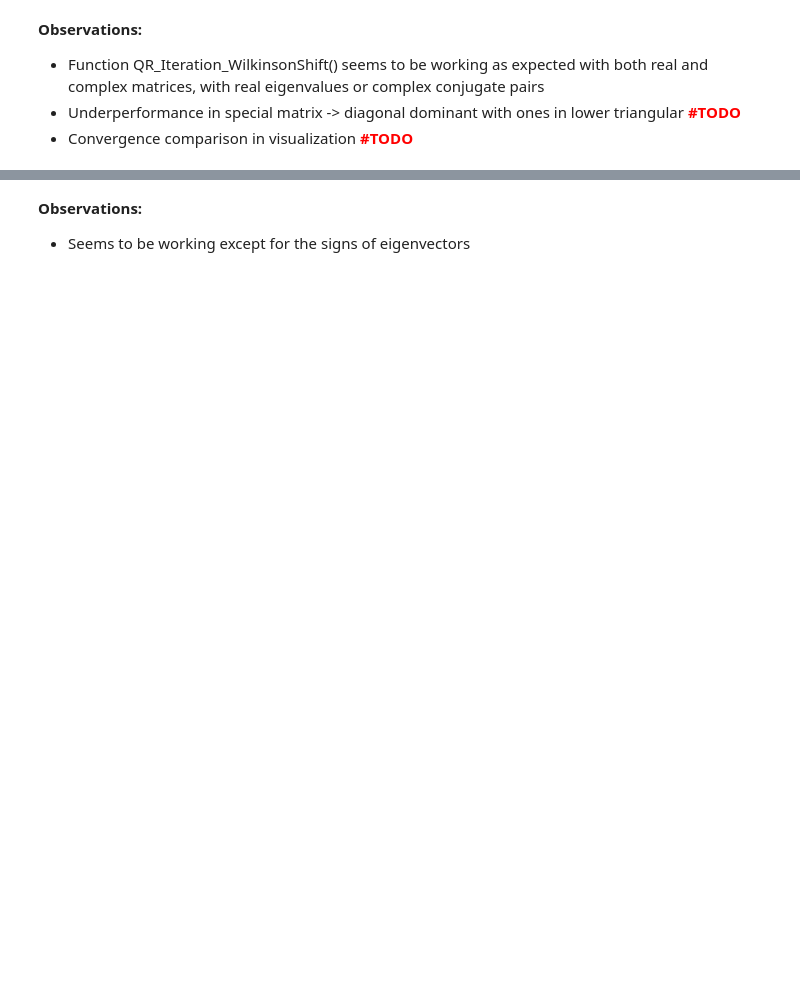
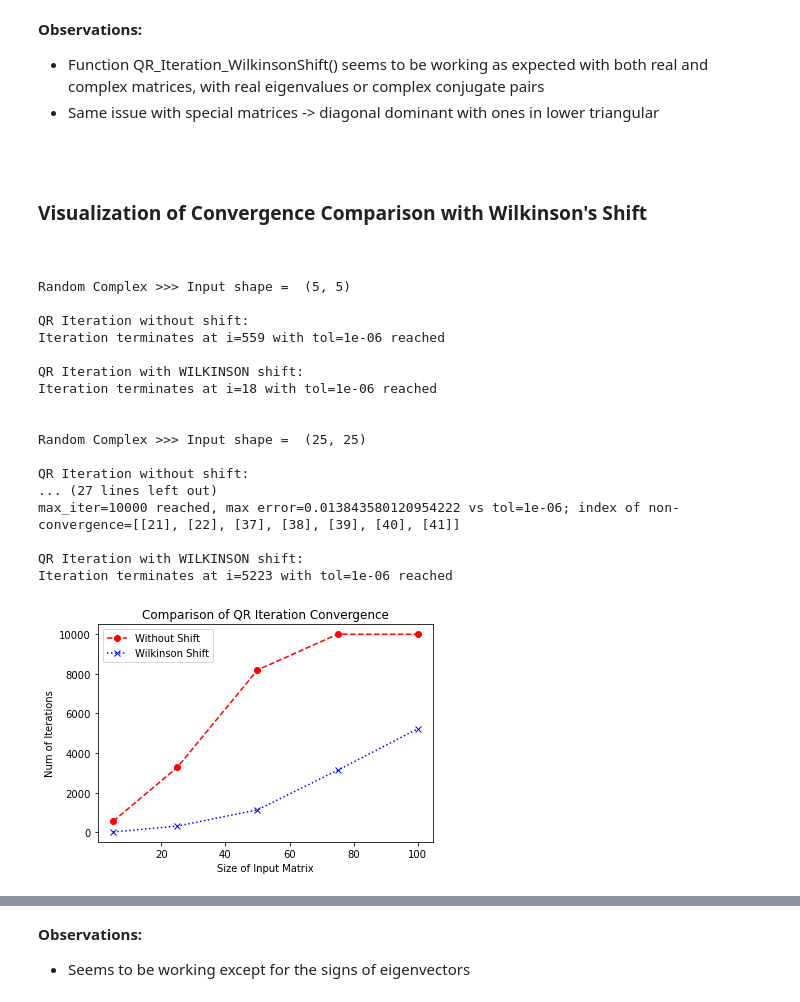
Before and after one commit to claire3z/NumericalLinearAlgebra2022, a Jupyter notebook: NLA_EXAM_CSUN.ipynb, the cells around one changed output, grey strips where cells are left out. Saved outputs shown, nothing was run; the diff lists cells and outputs as text; code cells hidden in the pictures; blank space fills up the shorter version.

```diff
--- a/NLA_EXAM_CSUN.ipynb
+++ b/NLA_EXAM_CSUN.ipynb
@@ -966,7 +1035,7 @@ my eigenvalues - np.linalg.eig =
 
 def Wilkinson_shift(H):
 
-    """     Using the bottom right 2x2 block of Hessenberg matrix to determine if the eigenvalues are real or complex (b^2-4ac)
+    """     Using the bottom right 2x2 block of Hessenberg matrix to determine if eigenvalues are real or complex (b^2-4ac)
             Calculate the Wilkinson's shift according to Lecture Notes 1.4.22 Definition (Wilkinson shift)
     Input   ----------------------------------------------
             H: 2D np.array with real or complex entries, in the form of an upper Hessenberg matrix
@@ -975,7 +1044,15 @@ def Wilkinson_shift(H):
             lam1 or lam2: shift to be performed
     """
 
-    M = H[-2:,-2:]
+    n = H.shape[0]
+
+    # find the current index where the subdiagonal is non-zero
+    # (if the subdiagonal is zero, it means the shift has worked and converged to an eigenvalue)
+    while abs(H[n-1,n-2]) < ATOL: #global variable ATOL = 1e-18, proxy for zero
+        n -= 1
+
+    # M is the bottom right 2x2 block with nonzero subdiagonal (equivalent to the idea of deflation)
+    M = H[n-2:n,n-2:n]
 
     # characteristic polynomial x^2 + bx + c = 0
     b = -(M[0,0] + M[1,1])
@@ -997,6 +1074,7 @@ def Wilkinson_shift(H):
 
     if abs(lam1-M[1,1]) < abs(lam2-M[1,1]):
         return (datatype, lam1)
+
     else:
         return (datatype, lam2)
 
@@ -1011,9 +1089,11 @@ def QR_Iteration_WilkinsonShift(A, max_iter, tol):
             tol: float, relative tolerance between eigenvalues by successive iterations
     Return  ---------------------------------------------
             eigvals_new: 1D np.array with real or complex entries
+            i: total number of iterations
     """
 
     n = A.shape[0]
+
     # step 1: tranform A to Hessenberg
     H, _ = Hessenberg(A)
 
@@ -1024,7 +1104,7 @@ def QR_Iteration_WilkinsonShift(A, max_iter, tol):
     for i in range(max_iter):
 
         datatype, lam = Wilkinson_shift(H_old)
-        #print(">>> Wilkinson_shift = {}".format(lam))
+        # print(">>> Wilkinson_shift = {}".format(lam))
 
         # H_old = H_old - lam * np.eye(n)
         for j in range(n):
@@ -1050,4 +1130,4 @@ def QR_Iteration_WilkinsonShift(A, max_iter, tol):
 
         eigvals_old = eigvals_new
 
-    return eigvals_new
+    return eigvals_new, i
@@ -1128,8 +1208,58 @@ np.linalg.eig and my eigenvalues close? True
 **Observations:**
 
 - Function QR_Iteration_WilkinsonShift() seems to be working as expected with both real and complex matrices, with real eigenvalues or complex conjugate pairs
-- Underperformance in special matrix -> diagonal dominant with ones in lower triangular <span style="color:red">**#TODO**</span>
-- Convergence comparison in visualization <span style="color:red">**#TODO**</span>
+- Same issue with special matrices -> diagonal dominant with ones in lower triangular
+
+<br>
+# %% [markdown]
+### Visualization of Convergence Comparison with Wilkinson's Shift
+
+<br>
 # %%
-# Some visualization of comparision of convergence - TODO!
+# TAKES QUITE A WHILE - RERUN ONLY IF NEEDED!
+
+size = [5,25,50,75,100]
+no_shift = []
+Wilkinson = []
+
+for n in size:
+    A = np.random.rand(n,n)+1j*np.random.rand(n,n)
+    print('\n\nRandom Complex >>> Input shape = ',A.shape)
+    eig,_ = np.linalg.eig(A)
+    print('\nQR Iteration without shift:')
+    eig_, i_ = QR_Iteration_Eigenvalues(A, max_iter = 10000, tol=RTOL)
+    print('\nQR Iteration with WILKINSON shift:')
+    eig_w, i_w = QR_Iteration_WilkinsonShift(A,max_iter = 10000, tol=RTOL)
+    no_shift.append(i_)
+    Wilkinson.append(i_w)
+    #print('np.linalg.eig:              ', sort_(eig))
+    #print('QR_Iteration:               ', sort_(eig_))
+    #print('QR_Iteration_WilkinsonShift:', sort_(eig_w))
+
+plt.plot(size, no_shift,marker='o',color='red',linestyle='dashed',label='Without Shift')
+plt.plot(size, Wilkinson,marker='x',color='blue',linestyle='dotted',label='Wilkinson Shift')
+plt.title('Comparison of QR Iteration Convergence')
+plt.xlabel('Size of Input Matrix')
+plt.ylabel('Num of Iterations')
+plt.legend()
+plt.show()
+# %% [output]
+Random Complex >>> Input shape =  (5, 5)
+
+QR Iteration without shift:
+Iteration terminates at i=559 with tol=1e-06 reached
+
+QR Iteration with WILKINSON shift:
+Iteration terminates at i=18 with tol=1e-06 reached
+
+
+Random Complex >>> Input shape =  (25, 25)
+
+QR Iteration without shift:
+... (27 lines left out)
+max_iter=10000 reached, max error=0.013843580120954222 vs tol=1e-06; index of non-convergence=[[21], [22], [37], [38], [39], [40], [41]]
+
+QR Iteration with WILKINSON shift:
+Iteration terminates at i=5223 with tol=1e-06 reached
+[figure, added]
 # %% [markdown]
```
Also changed, not shown: parts of 55 cells of this notebook, 1 other file.
